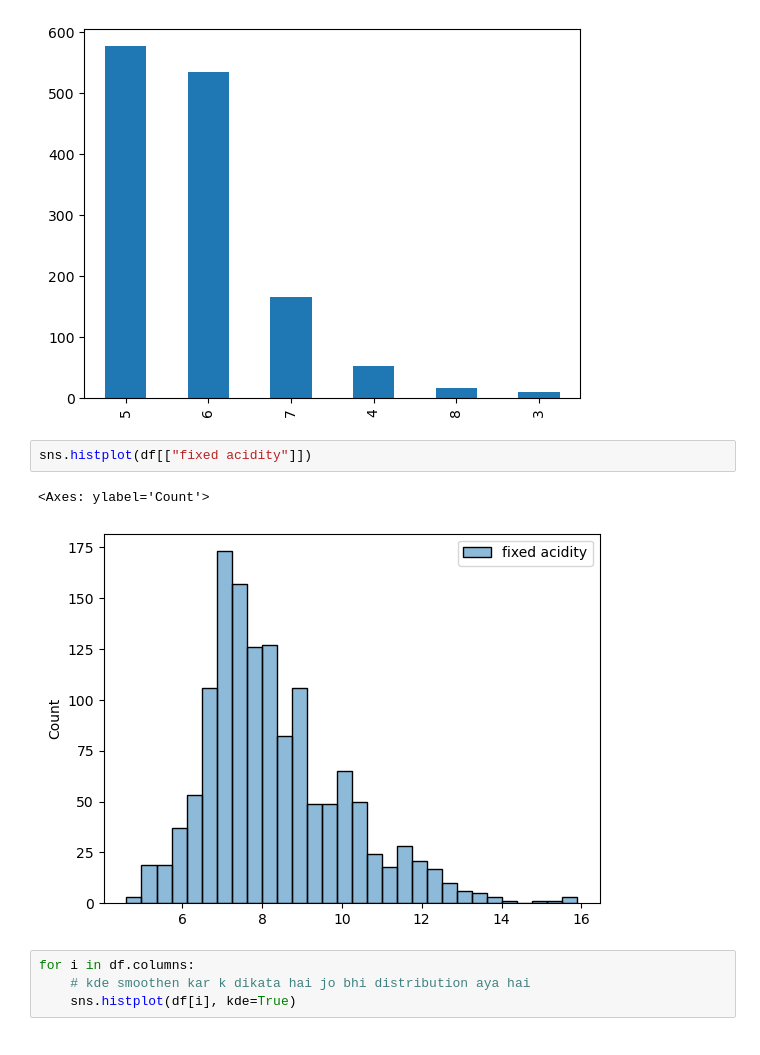
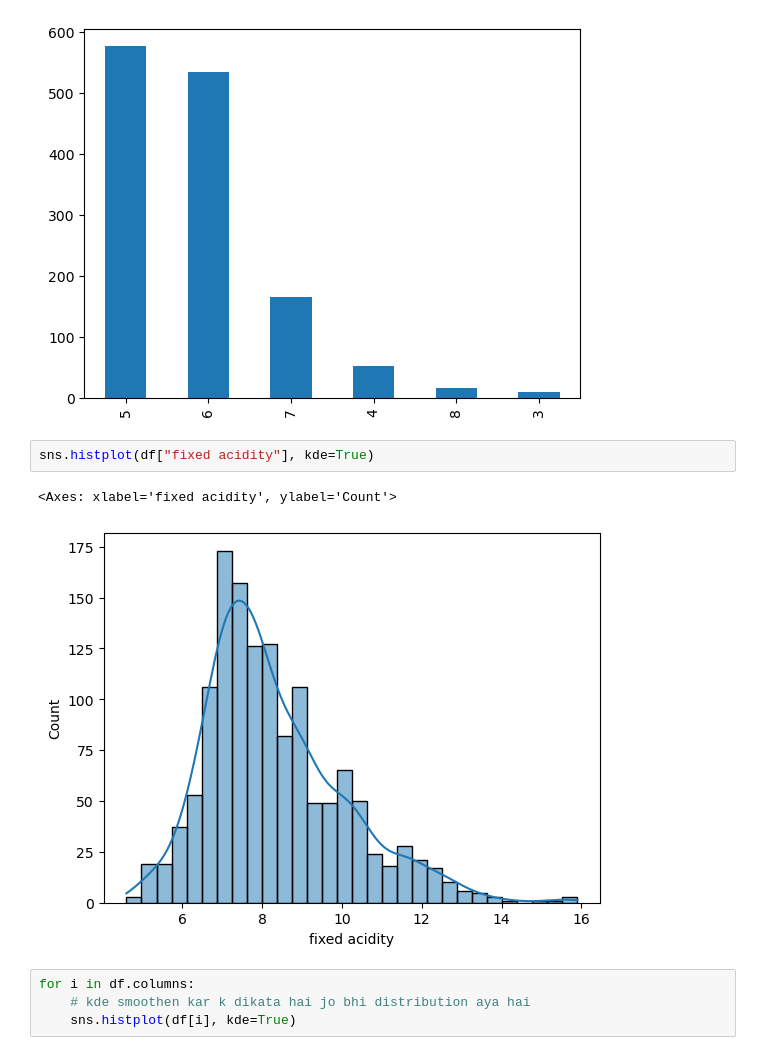
Before and after one commit to ShreyashSingh1/Python-DSM, a Jupyter notebook: Week14/EDA on redwine dataset.ipynb, the cells around one changed output. Saved outputs shown, nothing was run; the diff lists cells and outputs as text.

```diff
--- a/Week14/EDA on redwine dataset.ipynb
+++ b/Week14/EDA on redwine dataset.ipynb
@@ -145,10 +169,10 @@ df.quality.value_counts().plot(kind="bar")
 <Axes: >
 [figure]
 # %%
-sns.histplot(df[["fixed acidity"]])
+sns.histplot(df["fixed acidity"], kde=True)
 # %% [output]
-<Axes: ylabel='Count'>
+<Axes: xlabel='fixed acidity', ylabel='Count'>
-[figure, old version]
+[figure, new version]
 # %%
 for i in df.columns:
     # kde smoothen kar k dikata hai jo bhi distribution aya hai
```
Also changed, not shown: parts of 3 cells of this notebook, 2 other files.
